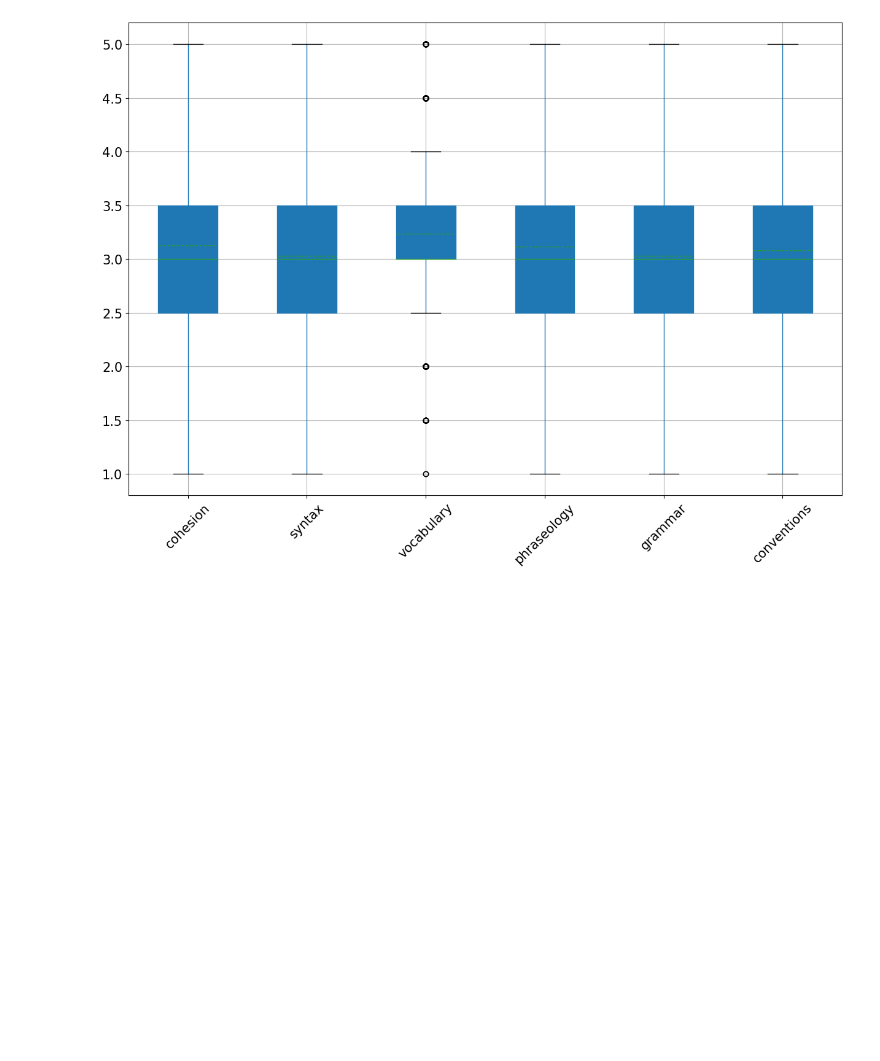
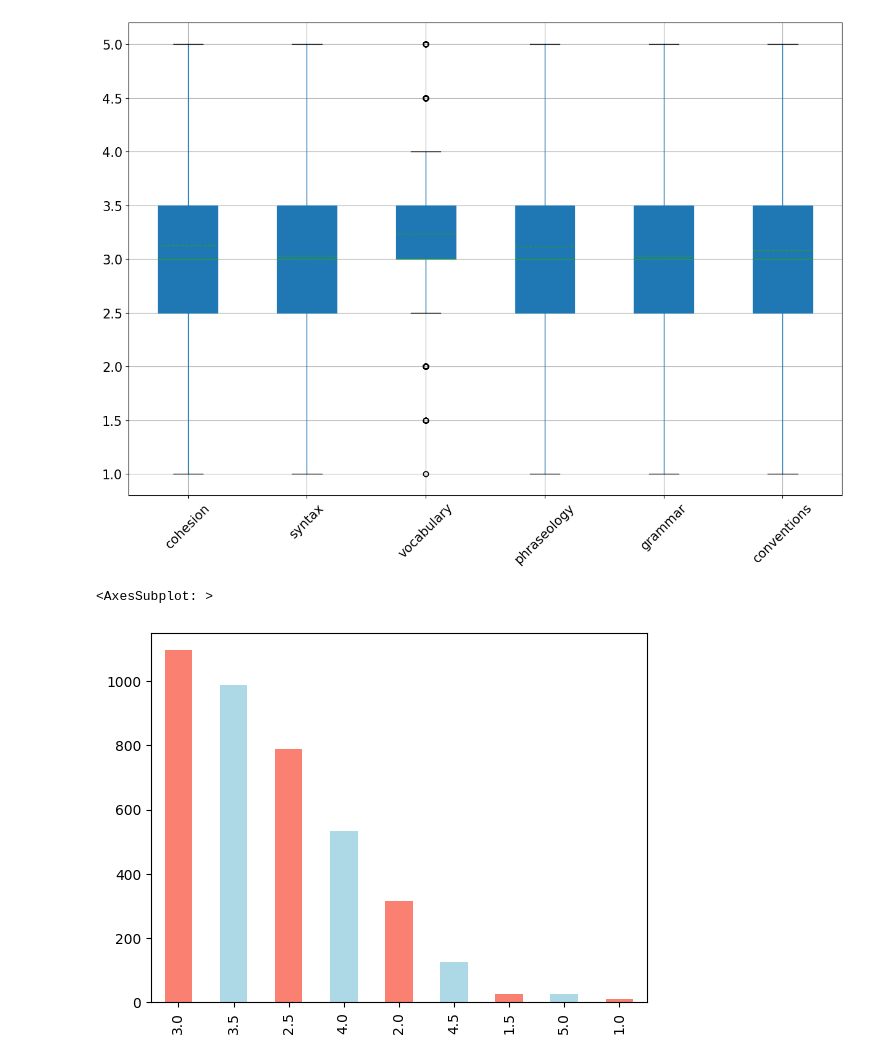
Before and after one commit to KubiakJakub01/Feedback-Prize-ELL, a Jupyter notebook: src/notebooks/research.ipynb, the cells around one changed output. Drawn from its saved outputs; the diff is of its cells as text; code cells hidden in the pictures; blank space fills up the shorter version.

Commit message:
Add value count plot for each class

```diff
--- a/src/notebooks/research.ipynb
+++ b/src/notebooks/research.ipynb
@@ -111,3 +111,9 @@ train_df.boxplot(figsize=(15, 10), rot=45, fontsize=15, grid=True, vert=True, pa
 # %% [output]
 <AxesSubplot: >
 [figure]
+# %%
+# Plot value counts for each class
+train_df["cohesion"].value_counts().plot(kind="bar", color=["salmon", "lightblue"])
+# %% [output]
+<AxesSubplot: >
+[figure, added]
```
Also changed, not shown: parts of 5 cells of this notebook.
